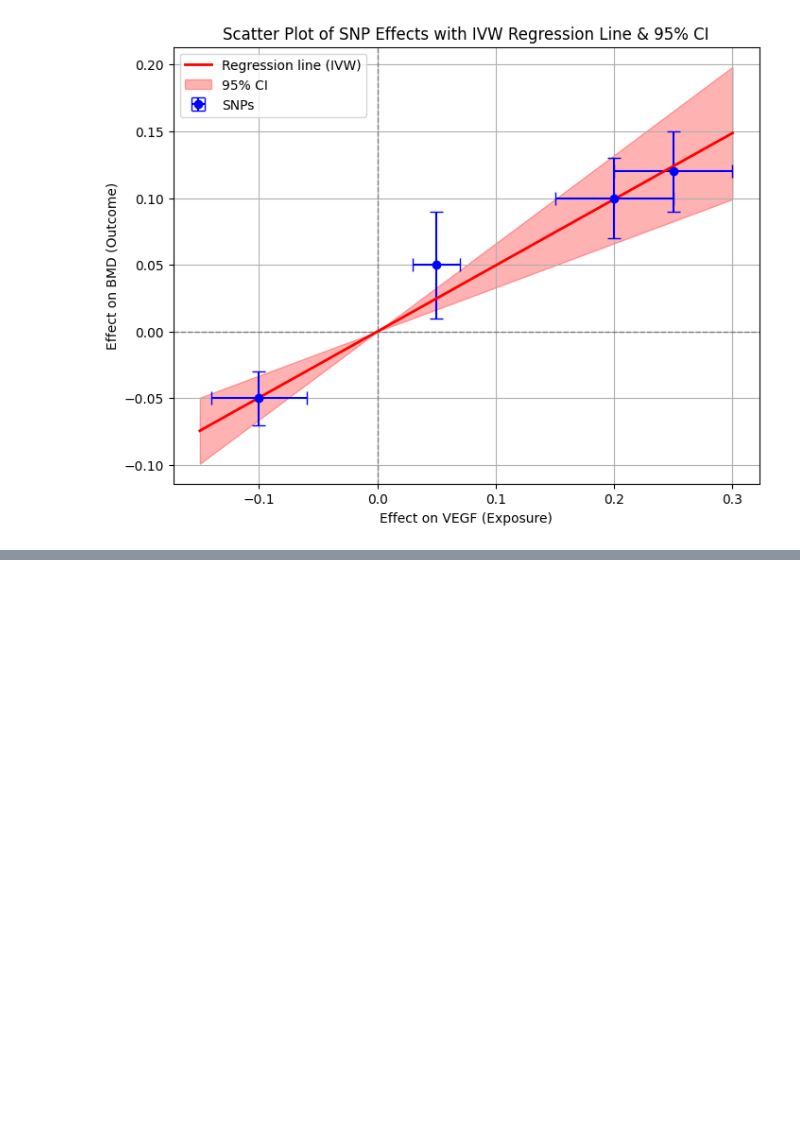
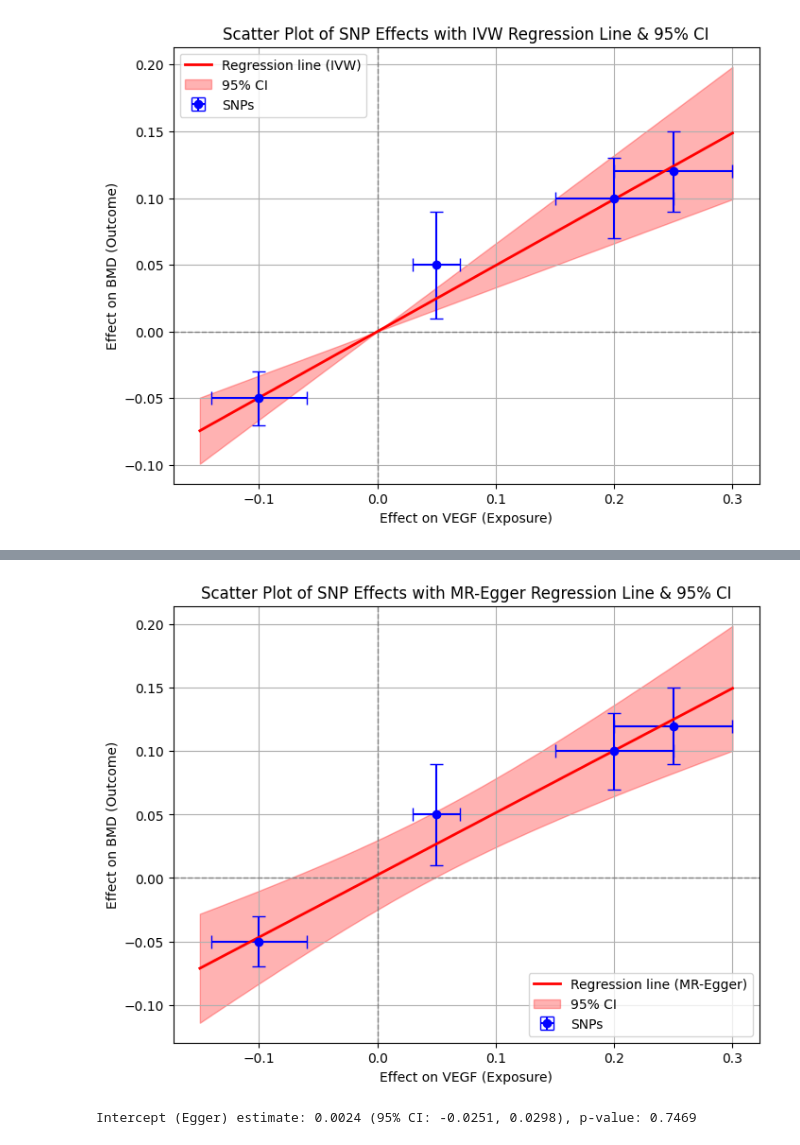
Before and after one commit to satoshi-yoshiji/HGEN670course_2025, a Jupyter notebook: MR.ipynb, the cells around one changed output, grey strips where cells are left out. Drawn from its saved outputs; the diff is of its cells as text; code cells hidden in the pictures; blank space fills up the shorter version.

```diff
--- a/MR.ipynb
+++ b/MR.ipynb
@@ -144,3 +144,18 @@ plt.legend()
 plt.show()
 # %% [output]
 [figure]
+# %%
+# ## 4. MR-Egger Regression
+#
+# MR-Egger regression serves as a sensitivity analysis that allows for directional pleiotropy.
+# It is performed using a weighted linear regression of the outcome effects on the exposure effects (with an intercept).
+
+X = df_merged['beta_exposure']
+Y = df_merged['beta_outcome']
+X_const = sm.add_constant(X)  # add intercept
+
+model = sm.WLS(Y, X_const, weights=w)
+results = model.fit()
+
+print("\nMR-Egger Regression Results:")
+print(results.summary())
@@ -146,0 +180,54 @@ plt.show()
+# %%
+# ### 4a. Visualization: Scatter Plot with MR-Egger Regression Line and 95% CI
+#
+# This is similar to the IVW plot, but uses the fitted Egger regression line (which includes an intercept).
+
+plt.figure(figsize=(8, 6))
+
+# Plot the SNP data with error bars
+plt.errorbar(
+    df_merged['beta_exposure'], df_merged['beta_outcome'],
+    xerr=df_merged['se_exposure'], yerr=df_merged['se_outcome'],
+    fmt='o', capsize=5, color='blue', label='SNPs'
+)
+
+# Add dashed lines at x=0 and y=0
+plt.axhline(0, color='grey', linestyle='--', lw=1)
+plt.axvline(0, color='grey', linestyle='--', lw=1)
+
+# Create a range of x values for the Egger regression line
+x_pred = np.linspace(df_merged['beta_exposure'].min() - 0.05,
+                     df_merged['beta_exposure'].max() + 0.05, 100)
+x_pred_const = sm.add_constant(x_pred)
+
+predictions = results.get_prediction(x_pred_const)
+pred_summary = predictions.summary_frame(alpha=0.05)  # 95% CI
+
+# Plot the Egger regression line
+plt.plot(x_pred, pred_summary['mean'], color='red', lw=2, label='Regression line (MR-Egger)')
+# Plot the 95% confidence interval as a shaded region
+plt.fill_between(x_pred,
+                 pred_summary['mean_ci_lower'],
+                 pred_summary['mean_ci_upper'],
+                 color='red', alpha=0.3, label='95% CI')
+
+plt.xlabel("Effect on VEGF (Exposure)")
+plt.ylabel("Effect on BMD (Outcome)")
+plt.title("Scatter Plot of SNP Effects with MR-Egger Regression Line & 95% CI")
+plt.grid(True)
+plt.legend()
+plt.show()
+# %% [output]
+[figure, added]
+# %%
+# --- Print the intercept estimate and 95% CI explicitly ---
+# Retrieve the intercept details:
+intercept_est = results.params['const']
+intercept_ci_low, intercept_ci_high = results.conf_int().loc['const']
+intercept_pval = results.pvalues['const']
+
+print(f"\nIntercept (Egger) estimate: {intercept_est:.4f} "
+      f"(95% CI: {intercept_ci_low:.4f}, {intercept_ci_high:.4f}), "
+      f"p-value: {intercept_pval:.4f}")
+# %% [output]
+Intercept (Egger) estimate: 0.0024 (95% CI: -0.0251, 0.0298), p-value: 0.7469
```
Also changed, not shown: parts of 1 cell of this notebook.
